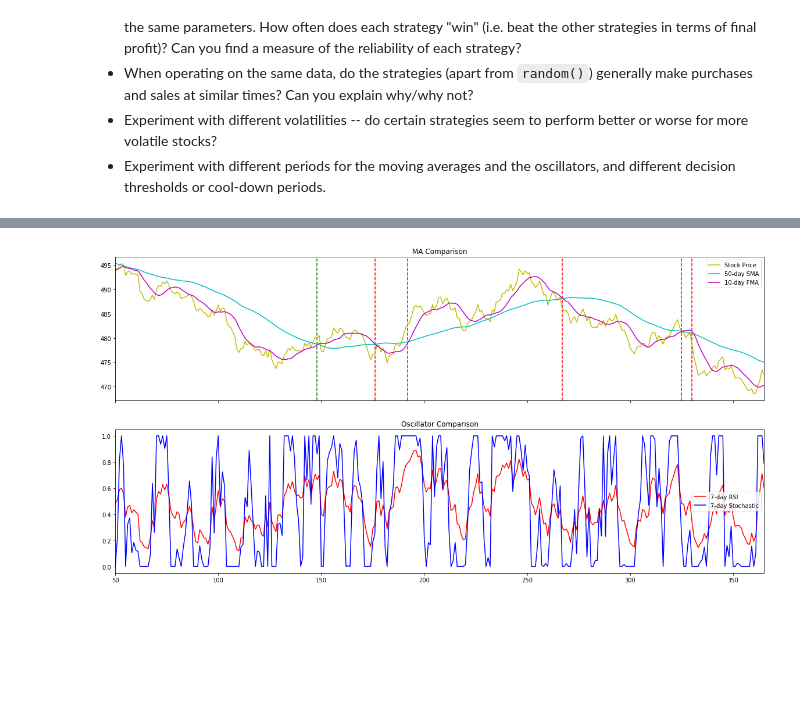
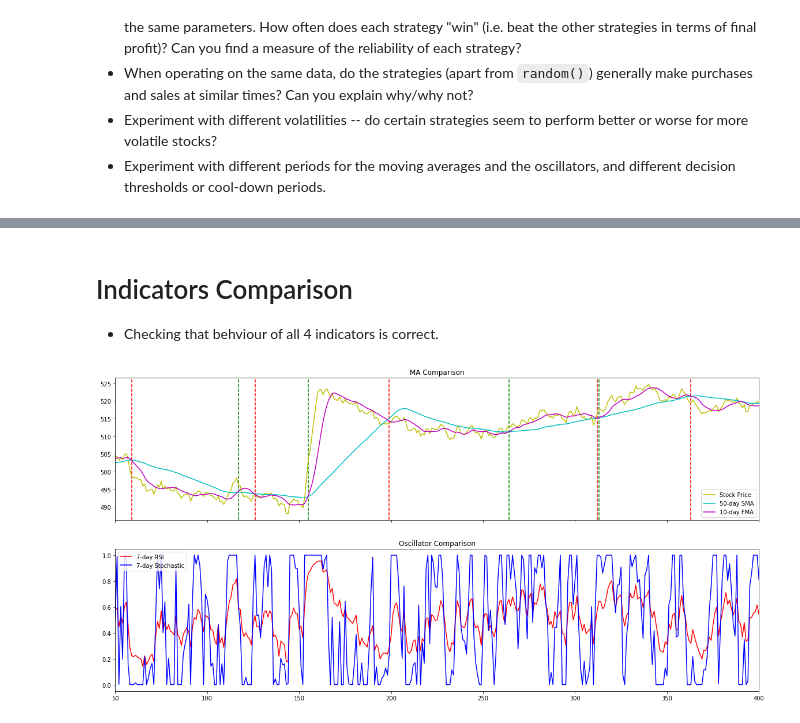
Before and after one commit to c-abbott/algorithmic-trading, a Jupyter notebook: project-1-notebook.ipynb, the cells around one changed output, grey strips where cells are left out. Saved outputs shown, nothing was run; the diff lists cells and outputs as text; code cells hidden in the pictures; blank space fills up the shorter version.

```diff
--- a/project-1-notebook.ipynb
+++ b/project-1-notebook.ipynb
@@ -534,4 +600,8 @@ pf.plot_net_capital(365)
+# %% [markdown]
+# Indicators Comparison
+
+* Checking that behviour of all 4 indicators is correct.
 # %%
-pf.plot_indicators(stock_prices[:, 2], 365, sma_window, fma_window, rsi_period, stoch_period)
+pf.plot_indicators(stock_prices[:, 2], 400, sma_window, fma_window, rsi_period, stoch_period)
 # %% [output]
-[figure, old version]
+[figure, new version]
```
Also changed, not shown: parts of 5 cells of this notebook, 1 other file.
